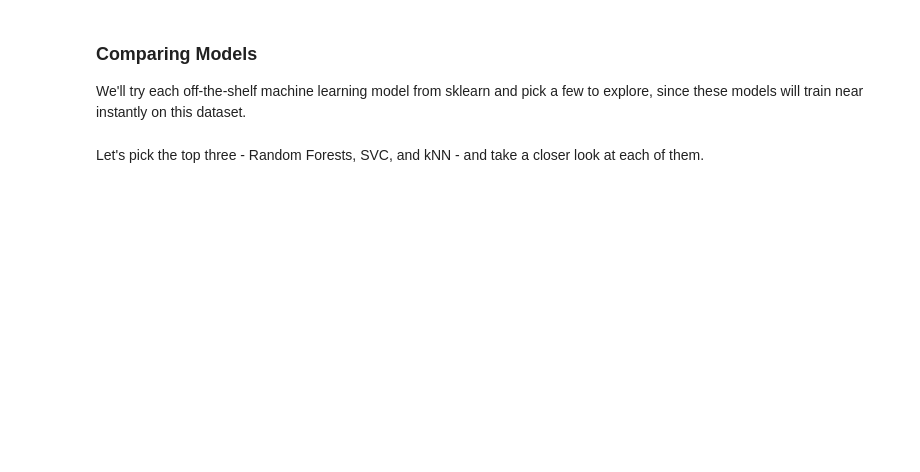
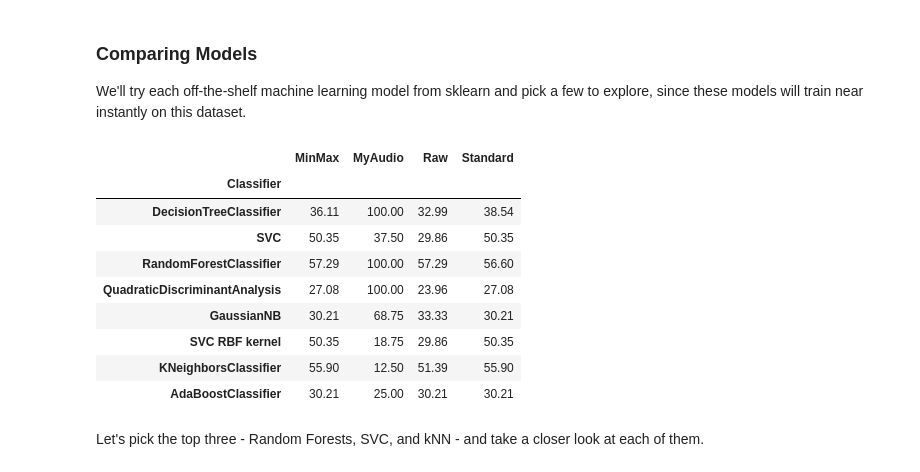
Before and after one commit to stnewaz/Week3-ClassicML, a Jupyter notebook: Week_3_MachineLearning.ipynb, the cells around one changed output. Saved outputs shown, nothing was run; the diff lists cells and outputs as text; code cells hidden in the pictures; blank space fills up the shorter version.

```diff
--- a/Week_3_MachineLearning.ipynb
+++ b/Week_3_MachineLearning.ipynb
@@ -532,6 +532,76 @@ X_train_minmax, X_test_minmax, _, _ = train_test_split(
 # %% [markdown]
 ### Comparing Models
 We'll try each off-the-shelf machine learning model from sklearn and pick a few to explore, since these models will train near instantly on this dataset.
+# %%
+from sklearn.neighbors import KNeighborsClassifier
+from sklearn.svm import SVC
+from sklearn.tree import DecisionTreeClassifier
+from sklearn.ensemble import RandomForestClassifier, AdaBoostClassifier
+from sklearn.naive_bayes import GaussianNB
+from sklearn.discriminant_analysis import QuadraticDiscriminantAnalysis
+
+classification_models = [
+    KNeighborsClassifier(),#(3),
+    SVC(kernel='linear'),#, C=0.025),
+    SVC(kernel='rbf'),
+    DecisionTreeClassifier(),#max_depth=5),
+    RandomForestClassifier(),#max_depth=5, n_estimators=10, max_features=1),
+    AdaBoostClassifier(),
+    GaussianNB(),
+    QuadraticDiscriminantAnalysis()]
+
+scalers = {
+    "Standard": (X_train_scaled, X_test_scaled),
+    "MinMax": (X_train_minmax, X_test_minmax),
+    "Raw": (X_train, X_test)
+}
+
+scores = []
+my_score = []
+
+# loop through all the models
+for model in classification_models:
+    model_name = type(model).__name__
+    if model_name=='SVC' and model.kernel=='rbf': model_name+=' RBF kernel'
+
+    # Score on your scaled personal data
+    model.fit(myfeatures_scaled_df, emotions2)
+    my_score = model.score(myfeatures_scaled_df, emotions2)
+    scores.append((model_name, "My Scaled Audio", round(100*my_score, 2)))
+
+    #loop through all the scaled data
+    for scaler, (X_train_data, X_test_data) in scalers.items():
+        # creating a new untrained model for each data set
+        model_new = type(model)()
+        #.fit is the term used to training --> then add your training variables
+        model_new.fit(X_train_data, y_train)          # train on each scaler data
+        score = model_new.score(X_test_data, y_test)  # test on each scaler data
+
+        if model_name=='SVC' and model.kernel=='rbf': model_name+=' RBF kernel'
+        scores.append((model_name, scaler, round(100*score, 2)))
+
+# Make it pretty
+scores_df = pd.DataFrame(scores, columns=['Classifier', 'Scaler', 'Accuracy'])
+
+# show each item from the list as a column
+scores_df = scores_df.pivot(index='Classifier', columns='Scaler', values='Accuracy')
+scores_df.columns.name = None
+
+#sort the values by highest to lowest
+scores_df= scores_full.loc[scores_df.max(axis=1).sort_values(ascending=False).index]
+
+scores_df
+# %% [output]
+|  | MinMax | MyAudio | Raw | Standard |
+| Classifier |  |  |  |  |
+| DecisionTreeClassifier | 36.11 | 100.00 | 32.99 | 38.54 |
+| SVC | 50.35 | 37.50 | 29.86 | 50.35 |
+| RandomForestClassifier | 57.29 | 100.00 | 57.29 | 56.60 |
+| QuadraticDiscriminantAnalysis | 27.08 | 100.00 | 23.96 | 27.08 |
+| GaussianNB | 30.21 | 68.75 | 33.33 | 30.21 |
+| SVC RBF kernel | 50.35 | 18.75 | 29.86 | 50.35 |
+| KNeighborsClassifier | 55.90 | 12.50 | 51.39 | 55.90 |
+| AdaBoostClassifier | 30.21 | 25.00 | 30.21 | 30.21 |
 # %% [markdown]
 Let's pick the top three - Random Forests, SVC, and kNN - and take a closer look at each of them.
 # %% [markdown]
```
